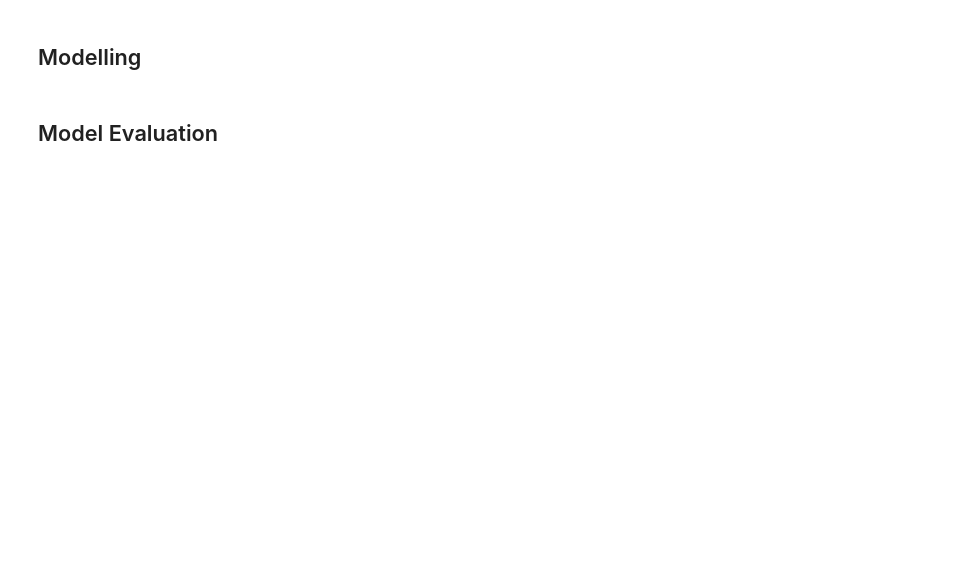
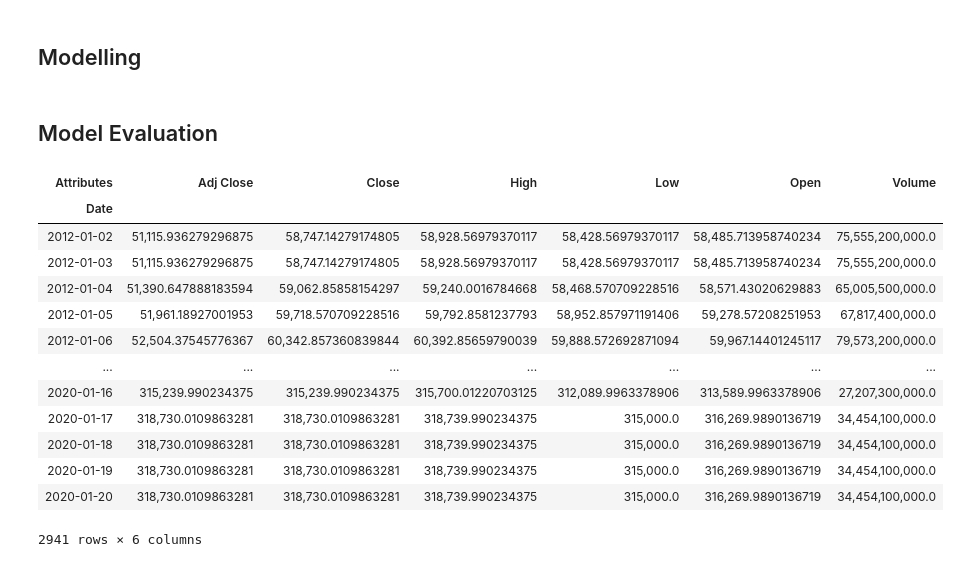
Before and after one commit to iqbalbasyar/time-series-analysis-with-python, a Jupyter notebook: Timeseries Analysis.ipynb, the cells around one changed output. Drawn from its saved outputs; the diff is of its cells as text; code cells hidden in the pictures; blank space fills up the shorter version.

```diff
--- a/Timeseries Analysis.ipynb
+++ b/Timeseries Analysis.ipynb
@@ -152,3 +197,22 @@ plot_df(apple_st, apple_st.index, apple_st.cumsum()['Close'])
 ## Modelling
 # %% [markdown]
 ## Model Evaluation
+# %%
+pd.options.display.float_format = '{:,}'.format
+# %%
+apple*1000
+# %% [output]
+| Attributes | Adj Close | Close | High | Low | Open | Volume |
+| Date |  |  |  |  |  |  |
+| 2012-01-02 | 51,115.936279296875 | 58,747.14279174805 | 58,928.56979370117 | 58,428.56979370117 | 58,485.713958740234 | 75,555,200,000.0 |
+| 2012-01-03 | 51,115.936279296875 | 58,747.14279174805 | 58,928.56979370117 | 58,428.56979370117 | 58,485.713958740234 | 75,555,200,000.0 |
+| 2012-01-04 | 51,390.647888183594 | 59,062.85858154297 | 59,240.0016784668 | 58,468.570709228516 | 58,571.43020629883 | 65,005,500,000.0 |
+| 2012-01-05 | 51,961.18927001953 | 59,718.570709228516 | 59,792.8581237793 | 58,952.857971191406 | 59,278.57208251953 | 67,817,400,000.0 |
+| 2012-01-06 | 52,504.37545776367 | 60,342.857360839844 | 60,392.85659790039 | 59,888.572692871094 | 59,967.14401245117 | 79,573,200,000.0 |
+| ... | ... | ... | ... | ... | ... | ... |
+| 2020-01-16 | 315,239.990234375 | 315,239.990234375 | 315,700.01220703125 | 312,089.9963378906 | 313,589.9963378906 | 27,207,300,000.0 |
+| 2020-01-17 | 318,730.0109863281 | 318,730.0109863281 | 318,739.990234375 | 315,000.0 | 316,269.9890136719 | 34,454,100,000.0 |
+| 2020-01-18 | 318,730.0109863281 | 318,730.0109863281 | 318,739.990234375 | 315,000.0 | 316,269.9890136719 | 34,454,100,000.0 |
+| 2020-01-19 | 318,730.0109863281 | 318,730.0109863281 | 318,739.990234375 | 315,000.0 | 316,269.9890136719 | 34,454,100,000.0 |
+| 2020-01-20 | 318,730.0109863281 | 318,730.0109863281 | 318,739.990234375 | 315,000.0 | 316,269.9890136719 | 34,454,100,000.0 |
+2941 rows × 6 columns
```
Also changed, not shown: parts of 12 cells of this notebook.
